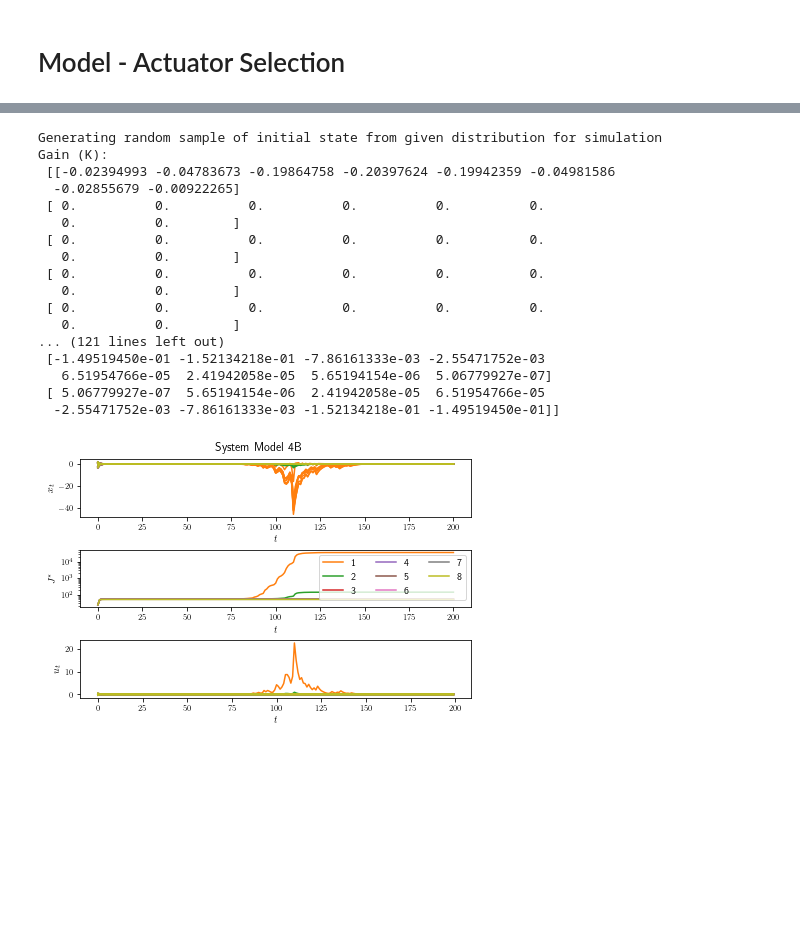
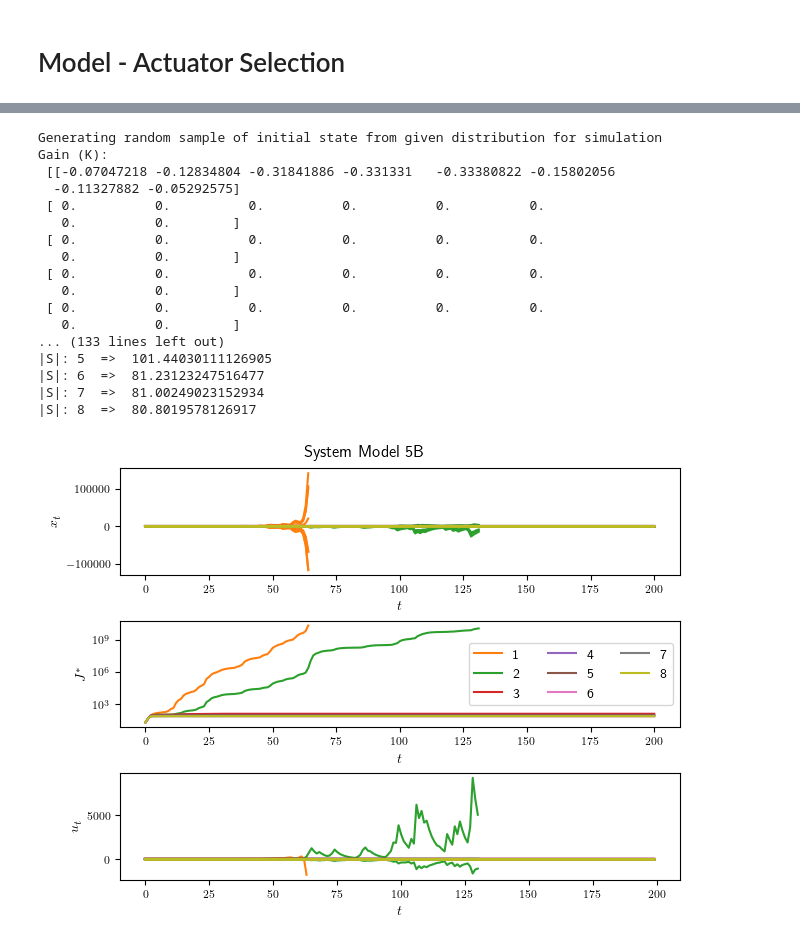
Before and after one commit to TSummersLab/multiplicative_noise_greedy_control_architecture, a Jupyter notebook: Test3.ipynb, the cells around one changed output, grey strips where cells are left out. Drawn from its saved outputs; the diff is of its cells as text; code cells hidden in the pictures; blank space fills up the shorter version.

```diff
--- a/Test3.ipynb
+++ b/Test3.ipynb
@@ -7,7 +7,7 @@ from copy import deepcopy as dc
 from functionfile_system_definition import sys_from_file, system_display_matrix
 from functionfile_system_mplcost import cost_function_1, initial_values_init, actuator_selection_cost_1, plot_actuator_selection_1, simulation_actuator_selection, plot_simulation
 # %%
-sys_model = 'System Model 4B'
+sys_model = 'System Model 5B'
 S = sys_from_file(sys_model)
 initial_values = initial_values_init(S)
 # %% [output]
@@ -48,23 +48,26 @@ plot_actuator_selection_1(B, cost, time, check, S1['label'])
 # %%
 ret3 = simulation_actuator_selection(S1, S1)
 # print(ret3)
+print('Cost change with |S|:\n')
+for i in ret3['costs']:
+    print('|S|:',i, ' => ', ret3['costs'][i][-1])
 plot_simulation(ret3, fname=S1['label'])
 # %% [output]
 Generating random sample of initial state from given distribution for simulation
 Gain (K):
- [[-0.02394993 -0.04783673 -0.19864758 -0.20397624 -0.19942359 -0.04981586
-  -0.02855679 -0.00922265]
+ [[-0.07047218 -0.12834804 -0.31841886 -0.331331   -0.33380822 -0.15802056
+  -0.11327882 -0.05292575]
  [ 0.          0.          0.          0.          0.          0.
    0.          0.        ]
  [ 0.          0.          0.          0.          0.          0.
    0.          0.        ]
  [ 0.          0.          0.          0.          0.          0.
    0.          0.        ]
  [ 0.          0.          0.          0.          0.          0.
    0.          0.        ]
-... (121 lines left out)
- [-1.49519450e-01 -1.52134218e-01 -7.86161333e-03 -2.55471752e-03
-   6.51954766e-05  2.41942058e-05  5.65194154e-06  5.06779927e-07]
- [ 5.06779927e-07  5.65194154e-06  2.41942058e-05  6.51954766e-05
-  -2.55471752e-03 -7.86161333e-03 -1.52134218e-01 -1.49519450e-01]]
+... (133 lines left out)
+|S|: 5  =>  101.44030111126905
+|S|: 6  =>  81.23123247516477
+|S|: 7  =>  81.00249023152934
+|S|: 8  =>  80.8019578126917
-[figure, old version]
+[figure, new version]
```
Also changed, not shown: parts of 3 cells of this notebook, 49 other files.
